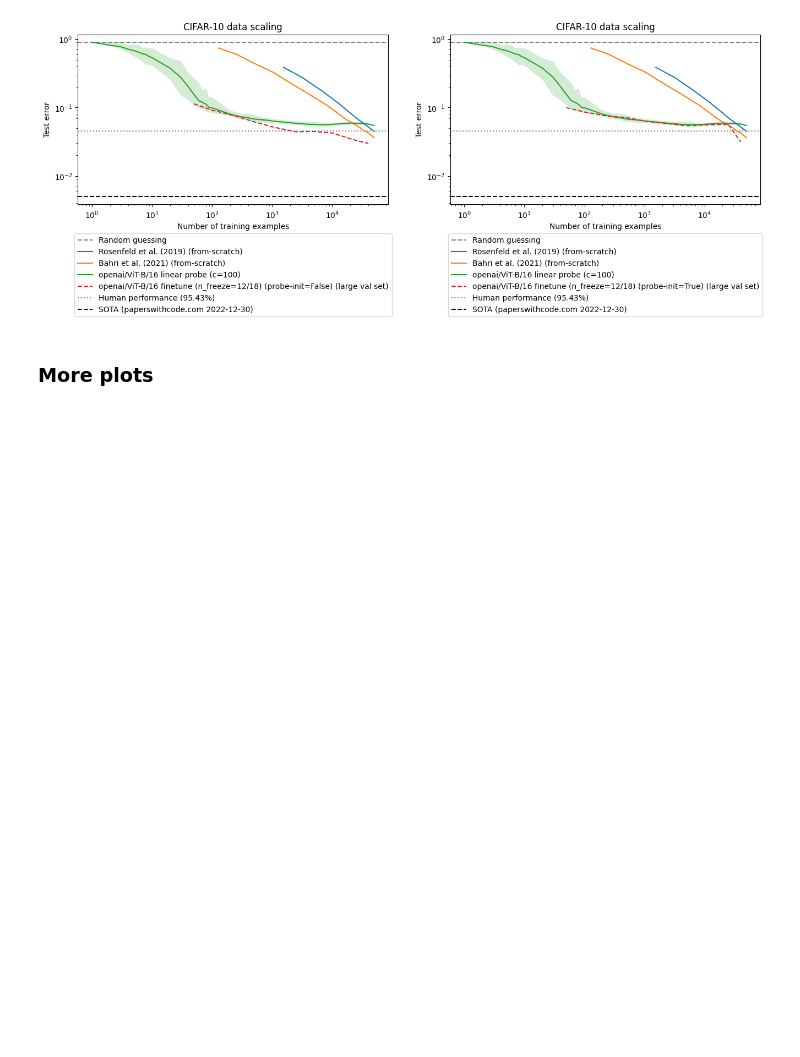
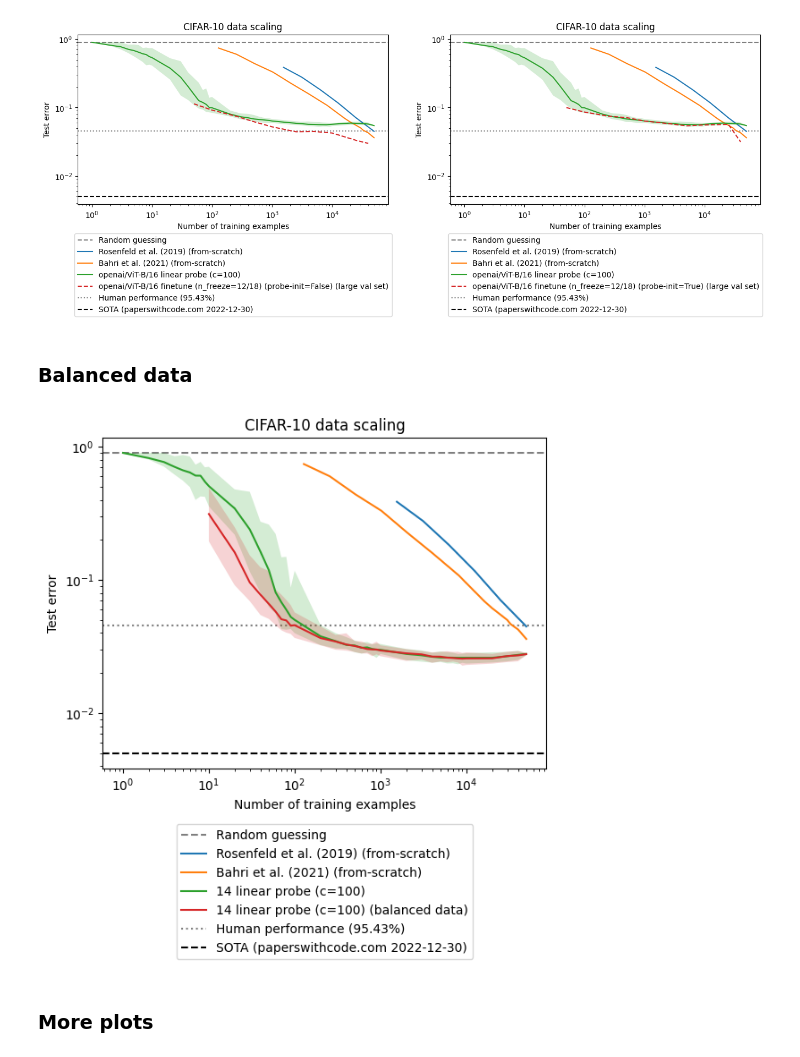
Before and after one commit to ed1d1a8d/scaling, a Jupyter notebook: notebooks/scaling-compare/cifar10.ipynb, the cells around one changed output. Cells and saved outputs as stored; diff of their text form; code cells hidden in the pictures; blank space fills up the shorter version.

```diff
--- a/notebooks/scaling-compare/cifar10.ipynb
+++ b/notebooks/scaling-compare/cifar10.ipynb
@@ -747,6 +705,53 @@ for i, init_with_trained in enumerate((False, True)):
     )
 # %% [output]
 [figure]
+# %% [markdown]
+### Balanced data
+# %%
+plt.axhline(
+    0.9,
+    color="k",
+    linestyle="--",
+    label="Random guessing",
+    zorder=-10,
+    alpha=0.5,
+)
+
+plt.plot(
+    df_rosenfeld.n_train,
+    df_rosenfeld.err,
+    label="Rosenfeld et al. (2019) (from-scratch) ",
+)
+plt.plot(
+    df_bahri.n_train, df_bahri.err, label="Bahri et al. (2021) (from-scratch)"
+)
+
+embedder_id = "openai/ViT-L/14"
+df["n_train10"] = df.n_train * 10
+plot_wandb_df(
+    df,
+    query=f"embedder_id == '{embedder_id}' & probe == 'linear' & per_class == False",
+    label=f"{embedder_id.split('/')[-1]} linear probe (c=100)",
+)
+plot_wandb_df(
+    df,
+    query=f"embedder_id == '{embedder_id}' & probe == 'linear' & per_class == True",
+    label=f"{embedder_id.split('/')[-1]} linear probe (c=100) (balanced data)",
+    gb_target="n_train10",
+)
+
+plot_strong_baselines()
+plt.title(f"CIFAR-10 data scaling")
+
+plt.xscale("log")
+plt.yscale("log")
+plt.xlabel("Number of training examples")
+plt.ylabel(f"Test error")
+
+# Plot legend underneath plot
+plt.legend(loc="upper center", bbox_to_anchor=(0.5, -0.15));
+# %% [output]
+[figure, added]
 # %% [markdown]
 ### More plots
 # %%
```
Also changed, not shown: parts of 13 cells of this notebook, 4 other files.
